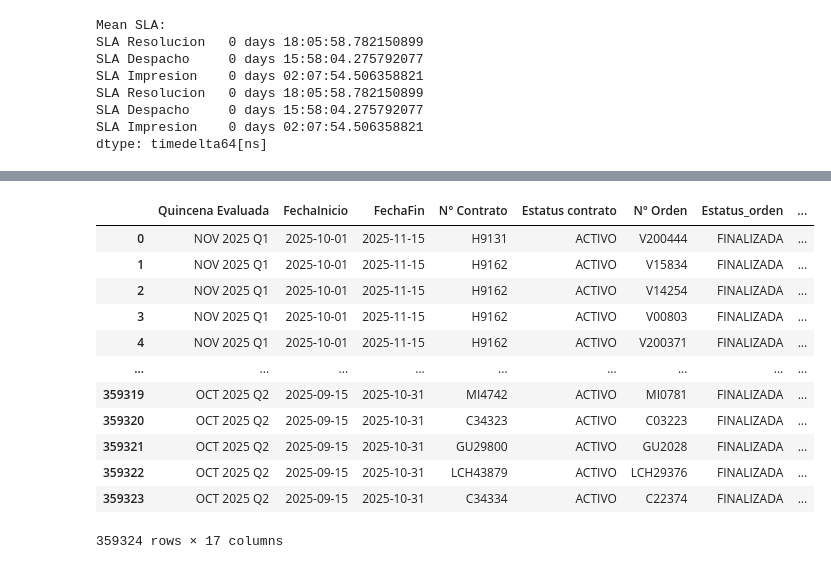
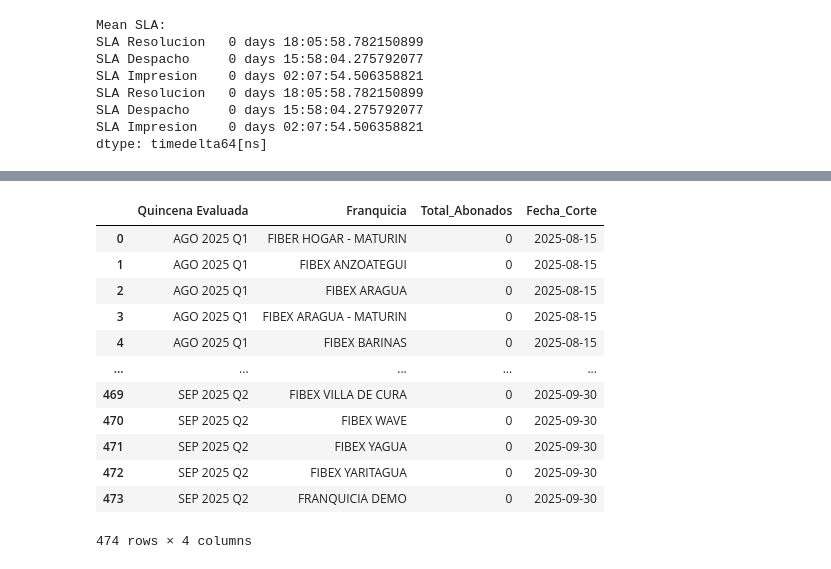
Before and after one commit to Artur030610/Data-Automated-Pipeline-Telecom, a Jupyter notebook: Ver_data.ipynb, the cells around one changed output, grey strips where cells are left out. Saved outputs shown, nothing was run; the diff lists cells and outputs as text; code cells hidden in the pictures.

```diff
--- a/Ver_data.ipynb
+++ b/Ver_data.ipynb
@@ -381,23 +381,23 @@ display(sla)
 # %%
 import pandas as pd
 
-ruta = r"C:\Users\josperez\Documents\A-DataStack\01-Proyectos\01-Data_PipelinesFibex\02_Data_Lake\gold_data\IdF_Gold.parquet"
+ruta = r"C:\Users\josperez\Documents\A-DataStack\01-Proyectos\01-Data_PipelinesFibex\02_Data_Lake\gold_data\Stock_Abonados_Gold_Resumen.parquet"
 idf = pd.read_parquet(ruta)
 display(idf)
 # %% [output]
-|  | Quincena Evaluada | FechaInicio | FechaFin | N° Contrato | Estatus contrato | N° Orden | Estatus_orden | ... |
-| 0 | NOV 2025 Q1 | 2025-10-01 | 2025-11-15 | H9131 | ACTIVO | V200444 | FINALIZADA | ... |
-| 1 | NOV 2025 Q1 | 2025-10-01 | 2025-11-15 | H9162 | ACTIVO | V15834 | FINALIZADA | ... |
-| 2 | NOV 2025 Q1 | 2025-10-01 | 2025-11-15 | H9162 | ACTIVO | V14254 | FINALIZADA | ... |
-| 3 | NOV 2025 Q1 | 2025-10-01 | 2025-11-15 | H9162 | ACTIVO | V00803 | FINALIZADA | ... |
-| 4 | NOV 2025 Q1 | 2025-10-01 | 2025-11-15 | H9162 | ACTIVO | V200371 | FINALIZADA | ... |
-| ... | ... | ... | ... | ... | ... | ... | ... | ... |
-| 359319 | OCT 2025 Q2 | 2025-09-15 | 2025-10-31 | MI4742 | ACTIVO | MI0781 | FINALIZADA | ... |
-| 359320 | OCT 2025 Q2 | 2025-09-15 | 2025-10-31 | C34323 | ACTIVO | C03223 | FINALIZADA | ... |
-| 359321 | OCT 2025 Q2 | 2025-09-15 | 2025-10-31 | GU29800 | ACTIVO | GU2028 | FINALIZADA | ... |
-| 359322 | OCT 2025 Q2 | 2025-09-15 | 2025-10-31 | LCH43879 | ACTIVO | LCH29376 | FINALIZADA | ... |
-| 359323 | OCT 2025 Q2 | 2025-09-15 | 2025-10-31 | C34334 | ACTIVO | C22374 | FINALIZADA | ... |
+|  | Quincena Evaluada | Franquicia | Total_Abonados | Fecha_Corte |
+| 0 | AGO 2025 Q1 | FIBER HOGAR - MATURIN | 0 | 2025-08-15 |
+| 1 | AGO 2025 Q1 | FIBEX ANZOATEGUI | 0 | 2025-08-15 |
+| 2 | AGO 2025 Q1 | FIBEX ARAGUA | 0 | 2025-08-15 |
+| 3 | AGO 2025 Q1 | FIBEX ARAGUA - MATURIN | 0 | 2025-08-15 |
+| 4 | AGO 2025 Q1 | FIBEX BARINAS | 0 | 2025-08-15 |
+| ... | ... | ... | ... | ... |
+| 469 | SEP 2025 Q2 | FIBEX VILLA DE CURA | 0 | 2025-09-30 |
+| 470 | SEP 2025 Q2 | FIBEX WAVE | 0 | 2025-09-30 |
+| 471 | SEP 2025 Q2 | FIBEX YAGUA | 0 | 2025-09-30 |
+| 472 | SEP 2025 Q2 | FIBEX YARITAGUA | 0 | 2025-09-30 |
+| 473 | SEP 2025 Q2 | FRANQUICIA DEMO | 0 | 2025-09-30 |
-359324 rows × 17 columns
+474 rows × 4 columns
 # %%
 import pandas as pd
 import os
```
Also changed, not shown: parts of 6 cells of this notebook, 24 other files.
